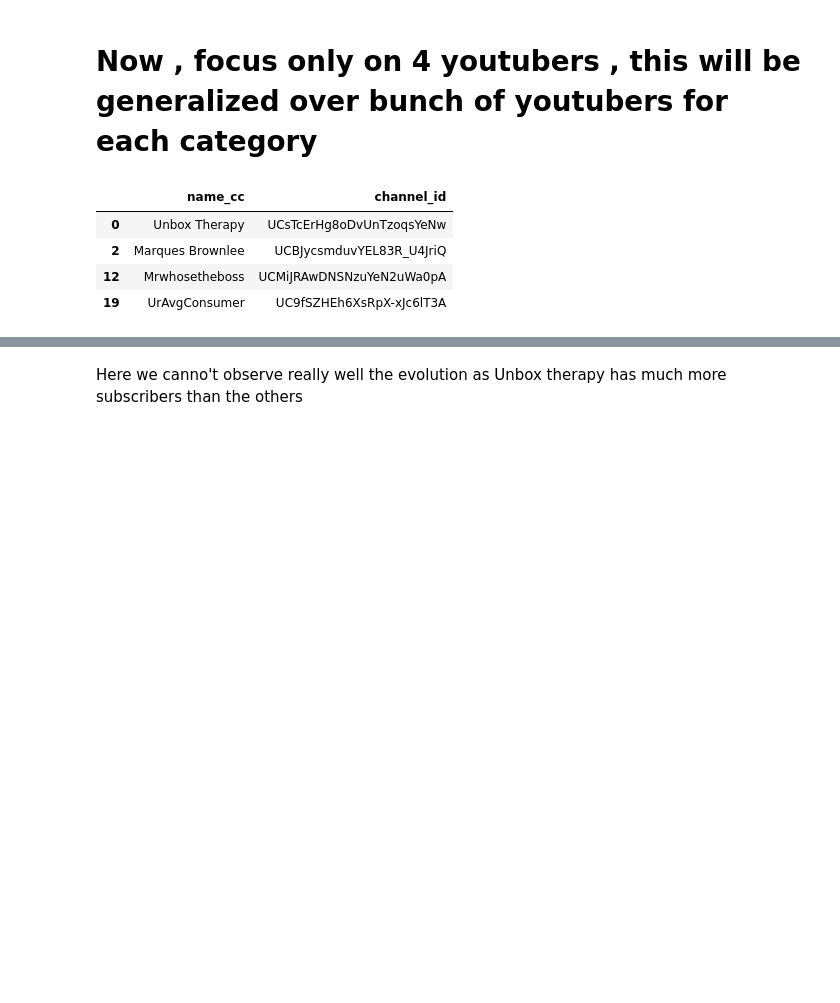
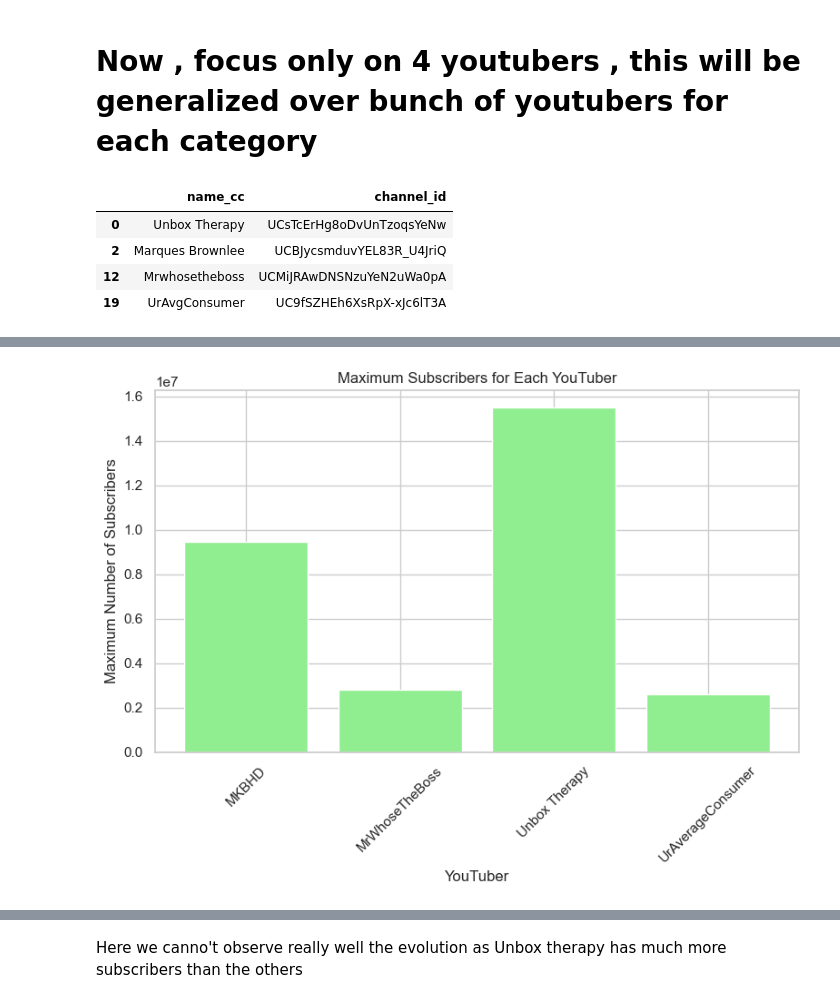
Before and after one commit to epfl-ada/ada-2023-project-datasquad2023, a Jupyter notebook: EDA_OTI.ipynb, the cells around one changed output, grey strips where cells are left out. Saved outputs shown, nothing was run; the diff lists cells and outputs as text; code cells hidden in the pictures; blank space fills up the shorter version.

```diff
--- a/EDA_OTI.ipynb
+++ b/EDA_OTI.ipynb
@@ -514,0 +254,30 @@ The `ci` parameter is deprecated. Use `errorbar=None` for the same effect.
+# %%
+mergedMKBHD = pd.merge(MKBHDMonthly, monthlyTS_MKBHD, on=['Year', 'Month','Youtuber'])
+mergedUnbox = pd.merge(Unboxmonthly, monthlyTS_Unbox, on=['Year', 'Month','Youtuber'])
+mergedUrAvgConsumer = pd.merge(UrAvgConsumermonthly, monthlyTS_UrAvgConsumer, on=['Year', 'Month','Youtuber'])
+mergedMrwhosetheboss = pd.merge(Mrwhosethebossmonthly, monthlyTS_Mrwhosetheboss, on=['Year', 'Month','Youtuber'])
+# %%
+mergedMKBHD['Monthly_Regularity']=mergedMKBHD['display_id']/mergedMKBHD['MonthlyFrequencyVAR']
+mergedUnbox['Monthly_Regularity']=mergedUnbox['display_id']/mergedUnbox['MonthlyFrequencyVAR']
+mergedUrAvgConsumer['Monthly_Regularity']=mergedUrAvgConsumer['display_id']/mergedUrAvgConsumer['MonthlyFrequencyVAR']
+mergedMrwhosetheboss['Monthly_Regularity']=mergedMrwhosetheboss['display_id']/mergedMrwhosetheboss['MonthlyFrequencyVAR']
+# %%
+mergedMKBHD.rename(columns={'display_id': 'Video_Count'}, inplace=True)
+mergedUnbox.rename(columns={'display_id': 'Video_Count'}, inplace=True)
+mergedUrAvgConsumer.rename(columns={'display_id': 'Video_Count'}, inplace=True)
+mergedMrwhosetheboss.rename(columns={'display_id': 'Video_Count'}, inplace=True)
+# %%
+combined_df = pd.concat([mergedMKBHD, mergedUnbox, mergedUrAvgConsumer, mergedMrwhosetheboss])
+# %%
+max_subscribers = combined_df.groupby('Youtuber')['subs'].max().reset_index()
+plt.figure(figsize=(8, 6))
+plt.bar(max_subscribers['Youtuber'], max_subscribers['subs'], color='lightgreen')
+plt.xlabel('YouTuber')
+plt.ylabel('Maximum Number of Subscribers')
+plt.title('Maximum Subscribers for Each YouTuber')
+plt.xticks(rotation=45)  # Rotating x-axis labels for better readability if needed
+plt.tight_layout()
+
+plt.show()
+# %% [output]
+[figure, added]
```
Also changed, not shown: parts of 37 cells of this notebook.
